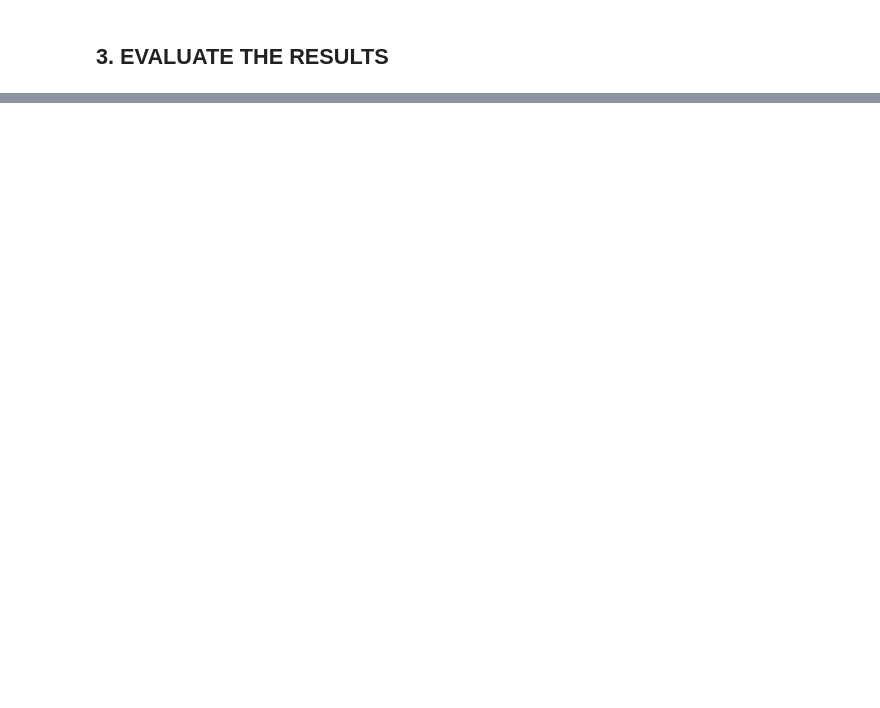
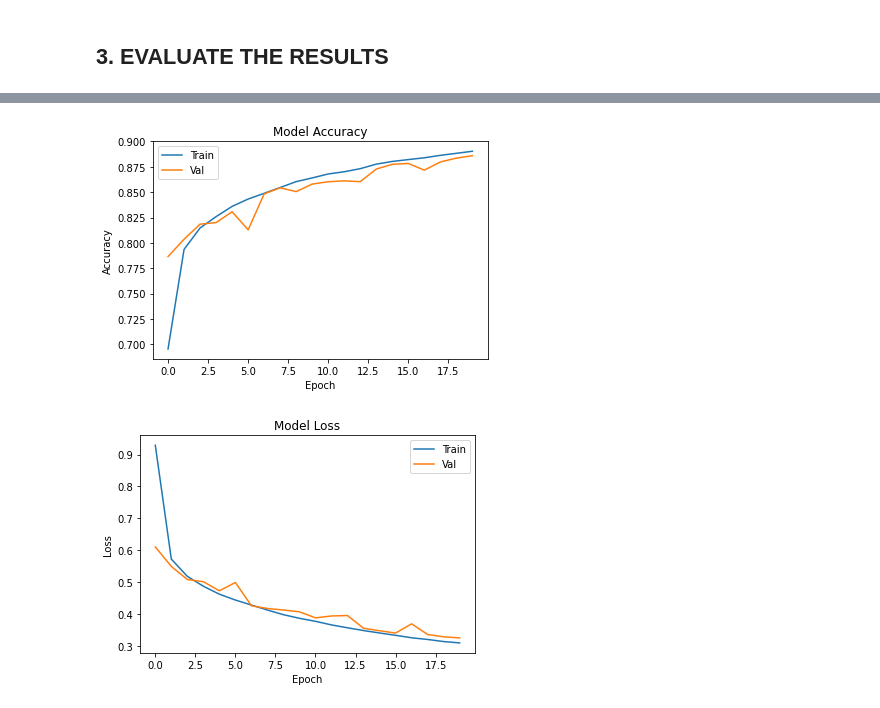
Before and after one commit to Luisa13/ML-Lab, a Jupyter notebook: Basic_Neural_Network_Lab.ipynb, the cells around one changed output, grey strips where cells are left out. Drawn from its saved outputs; the diff is of its cells as text; code cells hidden in the pictures; blank space fills up the shorter version.

```diff
--- a/Basic_Neural_Network_Lab.ipynb
+++ b/Basic_Neural_Network_Lab.ipynb
@@ -118,11 +221,11 @@ model1.add(Dense(n_classes, activation = 'softmax'))
 # %%
 # Define model n2
 model2 = Sequential()
-model2.add(Conv2D(32, strides=(3,3), activation='relu', input_shape= trainX[1:])
+model2.add(Conv2D(32, (3,3), activation='relu', input_shape= trainX[1].shape ))
 model2.add(MaxPooling2D(2,2))
 model2.add(Flatten())
-model2.addd(Dense (64, activation='relu'))
-model2.add(Dense(n_classes, activation = 'softmax')
+model2.add(Dense (64, activation='relu'))
+model2.add(Dense(n_classes, activation = 'softmax'))
 # %% [markdown]
 ### 2.1.3 Model 3
 # %%
@@ -167,0 +299,6 @@ model2.compile(
+# %%
+# Train the model 2
+history2 = model2.fit(trainX, trainY_cat,
+           epochs = epochs,
+           batch_size = batch_size,
+           validation_split = 0.2)
@@ -169,0 +347,6 @@ model2.compile(
+# %%
+plot_acc(history2)
+plot_loss(history2)
+# %% [output]
+[figure, added]
+[figure, added]
```
Also changed, not shown: parts of 18 cells of this notebook.
